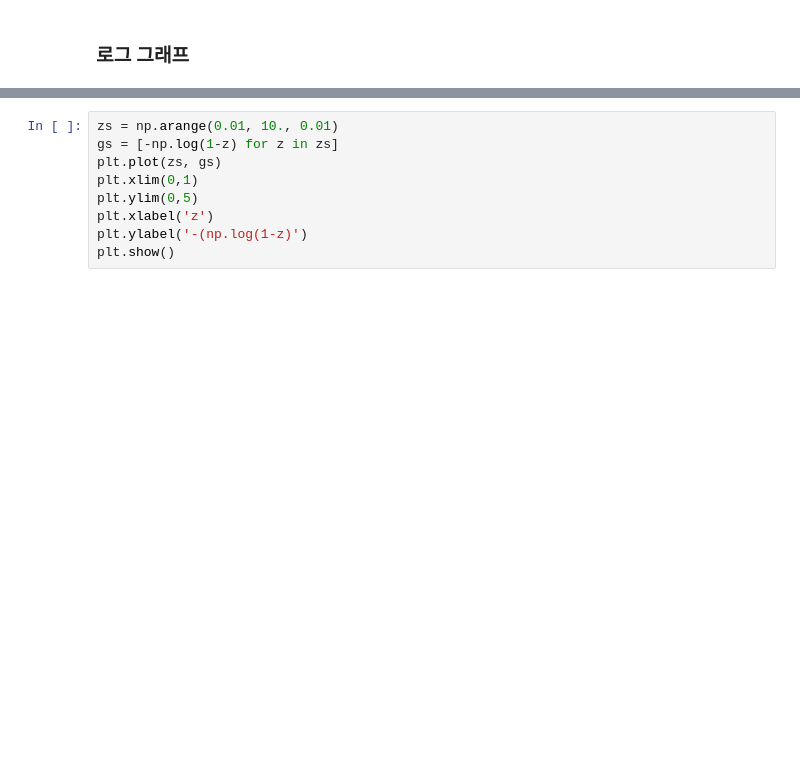
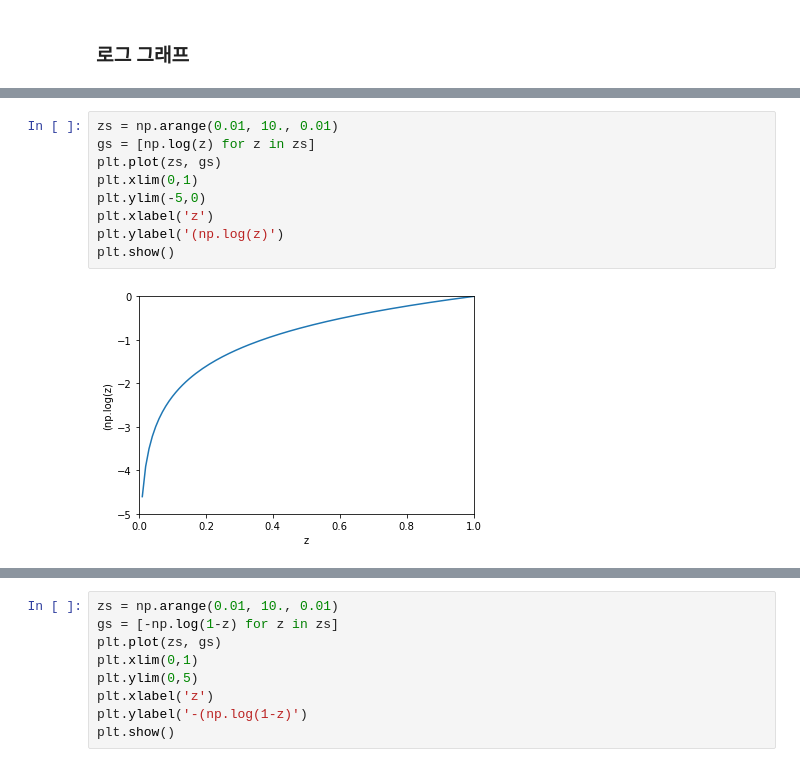
Before and after one commit to imguru-mooc/AI_intermediate, a Jupyter notebook: 02.ipynb, the cells around one changed output, grey strips where cells are left out. Drawn from its saved outputs; the diff is of its cells as text; blank space fills up the shorter version.

```diff
--- a/02.ipynb
+++ b/02.ipynb
@@ -240,3 +277,14 @@ plt.show()
+# %%
+zs = np.arange(0.01, 10., 0.01)
+gs = [np.log(z) for z in zs]
+plt.plot(zs, gs)
+plt.xlim(0,1)
+plt.ylim(-5,0)
+plt.xlabel('z')
+plt.ylabel('(np.log(z)')
+plt.show()
+# %% [output]
+[figure, added]
 # %%
 zs = np.arange(0.01, 10., 0.01)
 gs = [-np.log(z) for z in zs]
```
Also changed, not shown: parts of 23 cells of this notebook, 4 other files.
